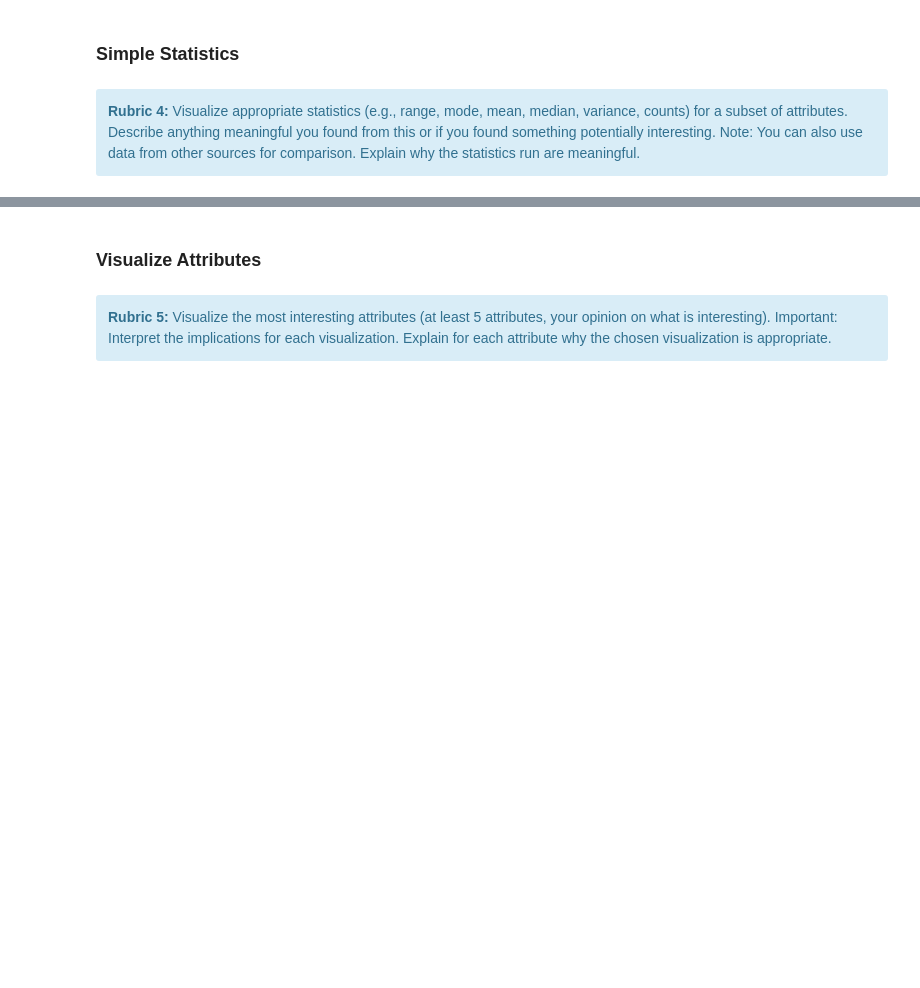
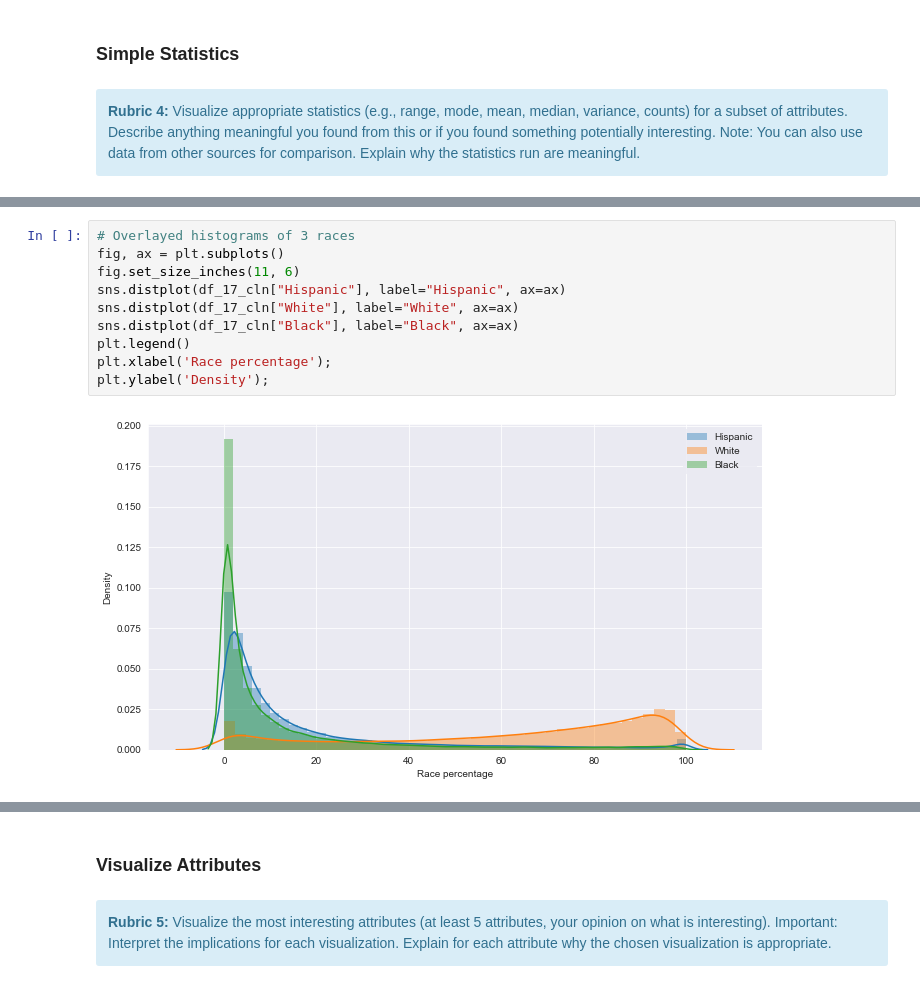
Before and after one commit to kmrollins/MSDS7331-Labs, a Jupyter notebook: MSDS7331-Lab1.ipynb, the cells around one changed output, grey strips where cells are left out. Drawn from its saved outputs; the diff is of its cells as text; blank space fills up the shorter version.

```diff
--- a/MSDS7331-Lab1.ipynb
+++ b/MSDS7331-Lab1.ipynb
@@ -347,0 +332,12 @@ census_tract_income.head()
+# %%
+# Overlayed histograms of 3 races
+fig, ax = plt.subplots()
+fig.set_size_inches(11, 6)
+sns.distplot(df_17_cln["Hispanic"], label="Hispanic", ax=ax)
+sns.distplot(df_17_cln["White"], label="White", ax=ax)
+sns.distplot(df_17_cln["Black"], label="Black", ax=ax)
+plt.legend()
+plt.xlabel('Race percentage');
+plt.ylabel('Density');
+# %% [output]
+[figure, added]
```
Also changed, not shown: parts of 24 cells of this notebook.
